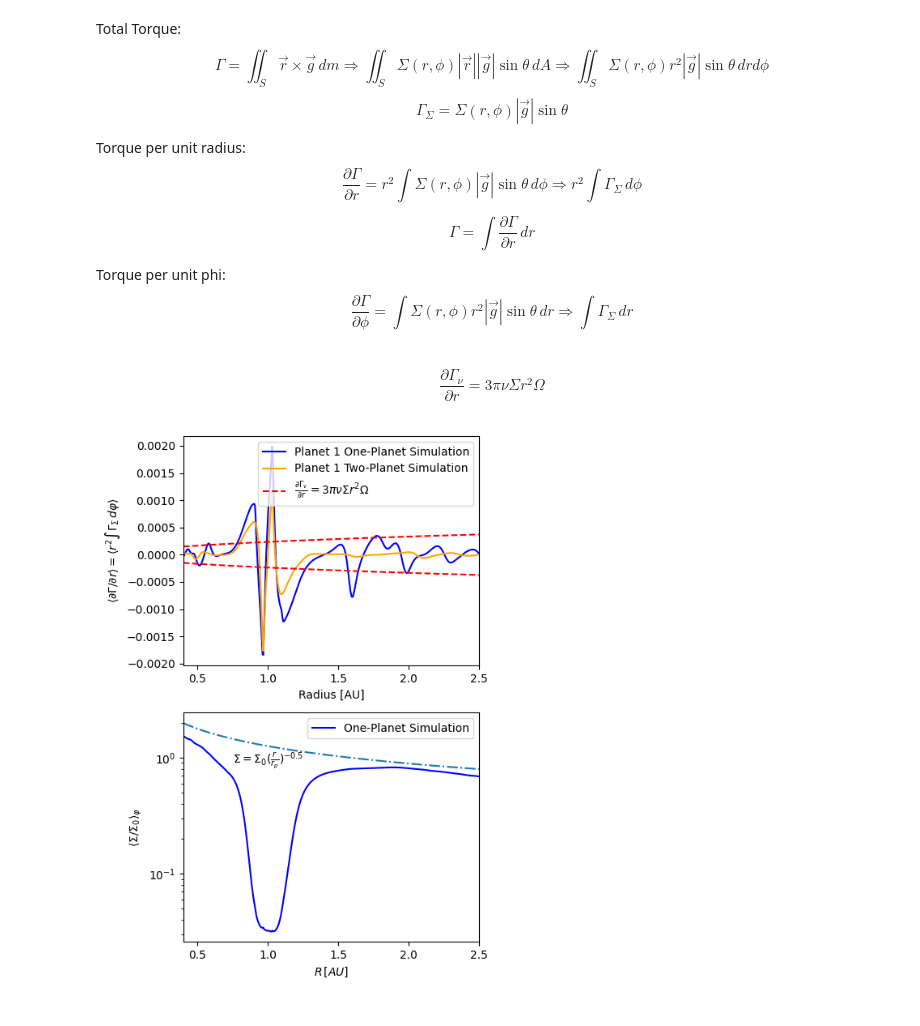
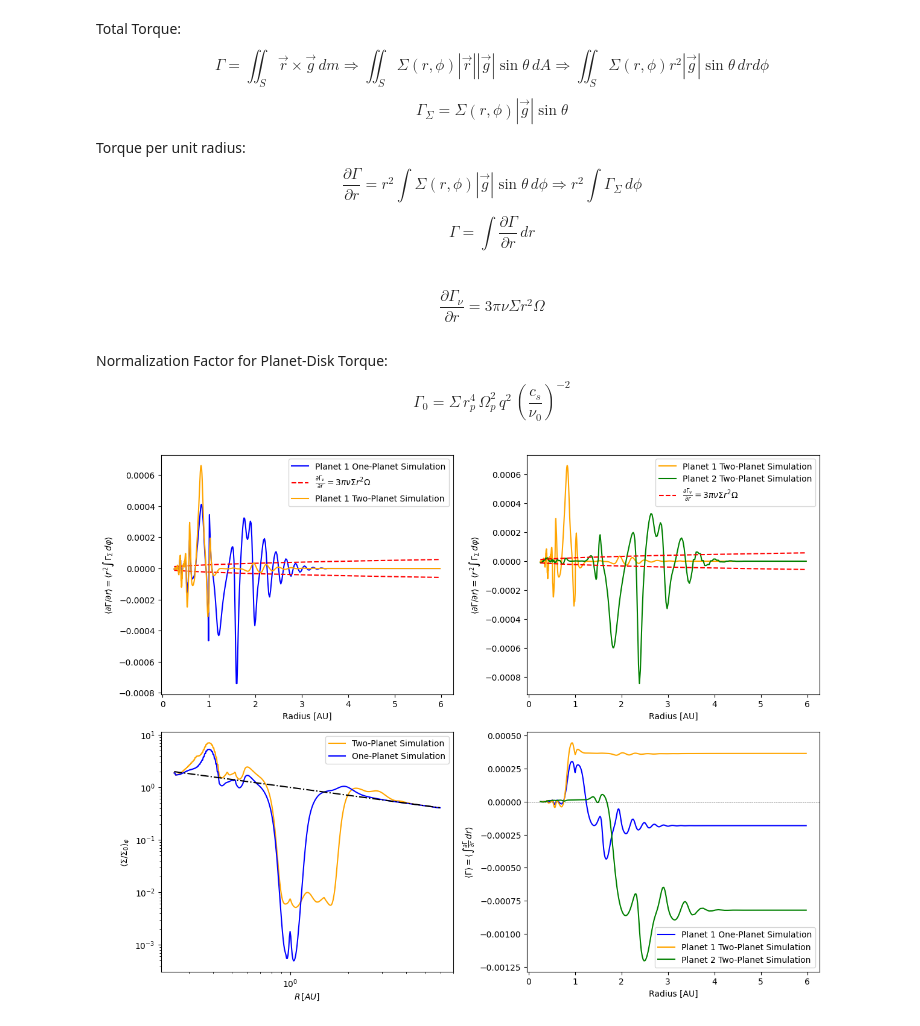
Before and after one commit to SudatKhan/athena_simulations, a Jupyter notebook: resonance_torque.ipynb, the cells around one changed output. Saved outputs shown, nothing was run; the diff lists cells and outputs as text; code cells hidden in the pictures.

```diff
--- a/resonance_torque.ipynb
+++ b/resonance_torque.ipynb
@@ -147,9 +133,6 @@ Torque per unit radius:
 $$\frac{\partial \Gamma}{\partial r} = r^2 \int \Sigma (r, \phi) |\vec{g}| \sin\theta \, d\phi \Rightarrow r^2 \int \Gamma_{\Sigma} \, d\phi$$
 
 $$\Gamma = \int \frac{\partial \Gamma}{\partial r} \, dr$$
-
-Torque per unit phi:
-$$\frac{\partial \Gamma}{\partial \phi} = \int \Sigma (r, \phi) r^2 |\vec{g}| \sin\theta \, dr \Rightarrow \int \Gamma_{\Sigma} \, dr$$
 # %%
 def initial(r, phi, time2, rp, gm_planet):
     epsilon = 0.3
@@ -258,8 +223,8 @@ $$\frac{\partial \Gamma_{\nu}}{\partial r} = 3 \pi \nu \Sigma r^2 \Omega$$
 # %%
 GM = 1.0
 keplerian_vel = np.sqrt(GM / r**3)
-nu = 0.01 * (0.05*r)**2 * keplerian_vel
-density_initial = (r/1.0)**(-1/2)
+nu = 0.001 * (0.05*r)**2 * keplerian_vel
+density_initial = (r)**(-1/2)
 viscous_torque = 3 * np.pi * nu * density_initial * r**2 * keplerian_vel
 # %%
 sum_dens_onesim = 0
@@ -274,12 +239,15 @@ sum_dens_avg_onesim = sum_dens_onesim/len(range(3500,4000))
 # %%
 sum_dens = 0
-for i in range(3500,4000):
-    data = athena_read.athdf(f'/home/sudat/resonance_two_planet_simulations/disk.out1.0{i}.athdf')
+for i in range(600,800,5):
+    data = athena_read.athdf(f'/home/sudat/cca/a1d5/disk.out1.00{i}.athdf')
     density = data.get('dens')[0]
-    d = initial(data.get('x1v'), data.get('x2v')[:,None], data.get('Time'), np.cbrt(4), 0.000954588)[2]
-    density[d < 0.45 * initial(data.get('x1v'), data.get('x2v')[:,None], data.get('Time'), np.cbrt(4), 0.000954588)[3]] = 0.1
-    d = initial(data.get('x1v'), data.get('x2v')[:,None], data.get('Time'), 1.0, 0.000954588)[2]
-    density[d < 0.45 * initial(data.get('x1v'), data.get('x2v')[:,None], data.get('Time'), 1.0, 0.000954588)[3]] = 0.15
+    #d = initial(data.get('x1v'), data.get('x2v')[:,None], data.get('Time'), 1.5, 0.000954588)[2]
+    #density[d < 1.0 * initial(data.get('x1v'), data.get('x2v')[:,None], data.get('Time'), 1.5, 0.000954588)[3]] = 0.004
+    #d = initial(data.get('x1v'), data.get('x2v')[:,None], data.get('Time'), 1.0, 0.000954588)[2]
+    #density[d < 1.0 * initial(data.get('x1v'), data.get('x2v')[:,None], data.get('Time'), 1.0, 0.000954588)[3]] = 0.004
     sum_dens += density
 
-sum_dens_avg = sum_dens/len(range(3500,4000))
+sum_dens_avg = sum_dens/len(range(600,800,5))
+# %% [markdown]
+Normalization Factor for Planet-Disk Torque:
+$$\Gamma_{0} = \Sigma \,r_{p}^4 \,\Omega_{p}^2 \,q^2 \,(\frac{c_{s}}{\nu_{0}})^{-2} $$
@@ -286,26 +263,48 @@ sum_dens_avg = sum_dens/len(range(3500,4000))
 # %%
-plt.figure(figsize=(5,7))
+plt.figure(figsize=(9.75*1.25,7.5*1.25))
 
-plt.subplot(211)
+plt.subplot(221)
 plt.plot(rp1, (r_torque_avgp1), label= 'Planet 1 One-Planet Simulation', color='blue')
+plt.plot(r, (viscous_torque), color='red', label = r'$\frac{\partial \Gamma_\nu}{\partial r} = 3 \pi \nu \Sigma r^2 \Omega$', linestyle='dashed', linewidth=1.5)
+plt.plot(r, -1*(viscous_torque), color='red', linestyle='dashed', linewidth=1.5)
 plt.plot(r, (r_torque_avg_p1), label='Planet 1 Two-Planet Simulation', color='orange')
+plt.xlabel('Radius [AU]')
+
+plt.ylabel(r'$\langle {\partial \Gamma} / {\partial r} \rangle = \langle r^2 \int \Gamma_{\Sigma} \, d\varphi \rangle$')
+plt.legend()
+
+plt.subplot(222)
+plt.plot(r, (r_torque_avg_p1), label='Planet 1 Two-Planet Simulation', color='orange')
+plt.plot(r, (r_torque_avg_p2), label= 'Planet 2 Two-Planet Simulation', color='green')
 plt.plot(r, (viscous_torque), color='red', label = r'$\frac{\partial \Gamma_\nu}{\partial r} = 3 \pi \nu \Sigma r^2 \Omega$', linestyle='dashed', linewidth=1.5)
 plt.plot(r, -1*(viscous_torque), color='red', linestyle='dashed', linewidth=1.5)
 plt.xlabel('Radius [AU]')
-plt.xlim(0.4,2.5)
+
 plt.ylabel(r'$\langle {\partial \Gamma} / {\partial r} \rangle = \langle r^2 \int \Gamma_{\Sigma} \, d\varphi \rangle$')
 plt.legend()
 
-plt.subplot(212)
-plt.plot(r, np.average(sum_dens_avg_onesim, axis = 0), label= 'One-Planet Simulation', color='blue')
-plt.plot(r, (r/1.587)**(-1/2), linestyle= '-.')
-plt.text(0.75, 0.9, r'$\Sigma = \Sigma_0 (\frac{r}{r_p})^{- 0.5}$')
+plt.subplot(223)
+plt.plot(r, np.average(sum_dens_avg, axis = 0), label = 'Two-Planet Simulation', color='orange')
+plt.plot(rp1, np.average(sum_dens_avg_onesim, axis = 0), label= 'One-Planet Simulation', color='blue')
+plt.plot(r, (r)**(-1/2), linestyle= '-.', c='black')
+#plt.text(5, 0.335, r'$\Sigma = \Sigma_0 (\frac{r}{r_p})^{- 0.5}$')
 plt.yscale('log')
+plt.xscale('log')
 plt.ylabel(r'$\langle {\Sigma}/{\Sigma_{0}}\rangle_{\varphi}$')
 plt.xlabel(r'$R \,[AU]$')
-plt.xlim(0.4, 2.5)
+
+plt.legend()
+
+plt.subplot(224)
+plt.plot(rp1, 2*np.pi*(np.cumsum(r_torque_avgp1 * d_rp1)), label='Planet 1 One-Planet Simulation', color='blue')
+plt.plot(r, 2*np.pi*(np.cumsum(r_torque_avg_p1 * d_r)), label='Planet 1 Two-Planet Simulation', color='orange')
+plt.plot(r, 2*np.pi*(np.cumsum(r_torque_avg_p2* d_r)), label='Planet 2 Two-Planet Simulation', color='green')
+plt.axhline(y=0, linestyle='dashed', color='black', linewidth=0.5)
+plt.ylabel(r'$\langle \Gamma \rangle = \langle \int \frac{\partial \Gamma}{\partial r} \, dr \rangle$')
+plt.xlabel('Radius [AU]')
+
 plt.legend()
 
 plt.tight_layout()
 # %% [output]
-[figure, old version]
+[figure, new version]
```
Also changed, not shown: parts of 18 cells of this notebook.
